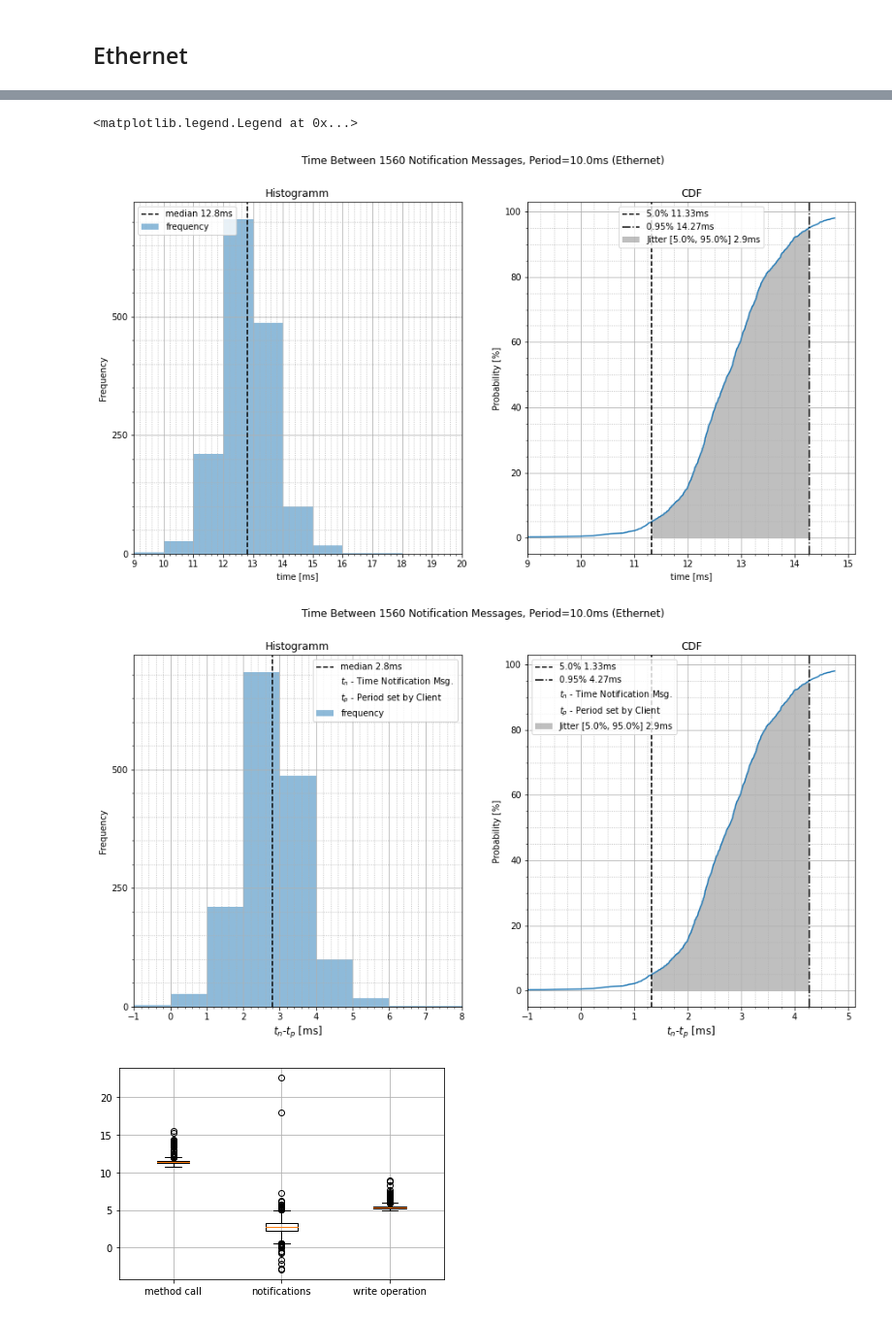
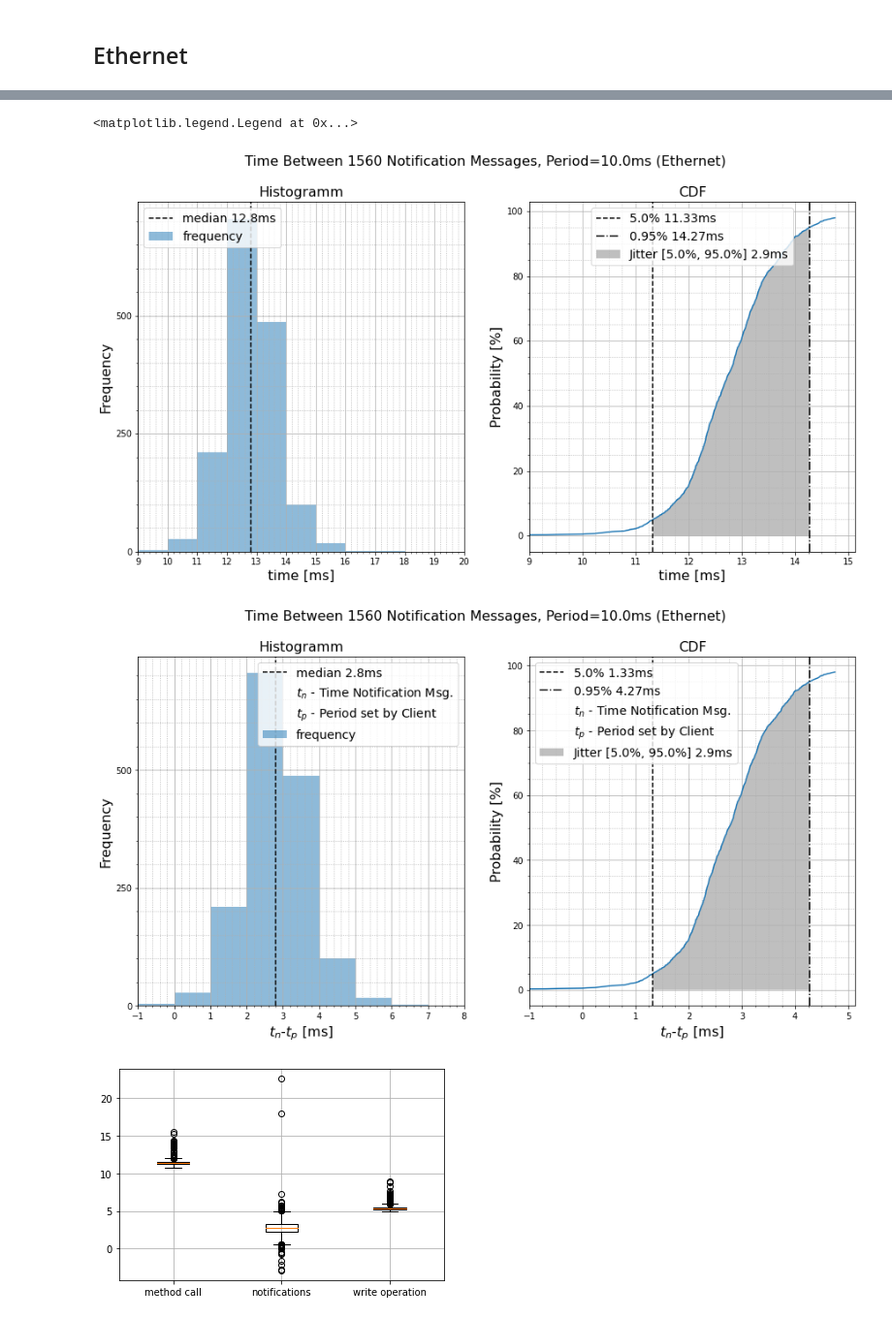
Before and after one commit to NelsonIg/OPC-UA, a Jupyter notebook: src/python/timing/analyse_measurements.ipynb, the cells around one changed output, grey strips where cells are left out. Shown at 97% size. Saved outputs shown, nothing was run; the diff lists cells and outputs as text; code cells hidden in the pictures.

Commit message:
increased fontsize for plots

```diff
--- a/src/python/timing/analyse_measurements.ipynb
+++ b/src/python/timing/analyse_measurements.ipynb
@@ -43,16 +42,16 @@ def hist_cdf_plot(data, suptitle, bins, end=0.98, jitter_start=0, jitter_end=0.9
 
     fig, ax = plt.subplots(1, 2, figsize=(15,7.5))
 
-    fig.suptitle(suptitle)
+    fig.suptitle(suptitle, fontsize=16)
 
     ax[0].hist(data, bins=bins, alpha=0.5, label='frequency') # histogram
     ax[0].axvline(x=median, color='k', linestyle='--', label=f'median {median}ms') # draw median
 #     ax[0].axvline(x=minimum, color='k', linestyle=':', label=f'min {minimum}ms') # draw Min
 #     ax[0].axvline(x=end_quant, color='k', linestyle='dashdot', label=f'quantile({end}) {end_quant}ms') # draw ninety_perc
-    ax[0].legend(loc='upper left')
-    ax[0].set_title('Histogramm')
-    ax[0].set_xlabel('time [ms]')
-    ax[0].set_ylabel('Frequency')
+    ax[0].legend(loc='upper left', fontsize=14)
+    ax[0].set_title('Histogramm', fontsize=16)
+    ax[0].set_xlabel('time [ms]', fontsize=16)
+    ax[0].set_ylabel('Frequency', fontsize=16)
     # set grid ticks
     ax[0].yaxis.set_major_locator(MultipleLocator(250))
     ax[0].xaxis.set_major_locator(MultipleLocator(5))
@@ -75,10 +74,10 @@ def hist_cdf_plot(data, suptitle, bins, end=0.98, jitter_start=0, jitter_end=0.9
     ax[1].axvline(x=jit_end_quant, color='k', linestyle='dashdot',
                   label=f'{jitter_end}% {jit_end_quant}ms') # draw ninety_perc
 
-    ax[1].legend(loc='upper center')
-    ax[1].set_title('CDF')
-    ax[1].set_xlabel('time [ms]')
-    ax[1].set_ylabel('Probability [%]')
+    ax[1].legend(loc='upper center', fontsize=14)
+    ax[1].set_title('CDF', fontsize=16)
+    ax[1].set_xlabel('time [ms]', fontsize=16)
+    ax[1].set_ylabel('Probability [%]', fontsize=16)
     # set grid ticks
     ax[1].yaxis.set_major_locator(MultipleLocator(20))
     ax[1].xaxis.set_major_locator(MultipleLocator(2))
@@ -146,36 +145,36 @@ plt.show()
 # %%
 df_sub = pd.read_csv('ethernet_subscription_duration_20_period_10_changeInt_10_queuesize_1.csv')
 notification_ms = df_sub['datachange_notifications']*10**(-6)# [ms]
 period = df_sub['period'][0]
 bins = np.arange(0, 30, 1)
 
 suptitle = f'Time Between {len(notification_ms)} Notification Messages, Period={period}ms (Ethernet)'
 fig, ax = hist_cdf_plot(notification_ms, suptitle, bins, end=0.98, jitter_start=0.05, jitter_end=0.95)
 ax[0].axis(xmin=9, xmax=20)
 ax[1].axis(xmin=9)
 ax[0].xaxis.set_major_locator(MultipleLocator(1))
 ax[1].xaxis.set_major_locator(MultipleLocator(1))
 
 bins = np.arange(-5, 30, 1)
 notification_ms = df_sub['datachange_notifications']*10**(-6)-df_sub['period']
 suptitle = f'Time Between {len(notification_ms)} Notification Messages, Period={period}ms (Ethernet)'
 fig2, ax2 = hist_cdf_plot(notification_ms, suptitle, bins, end=0.98, jitter_start=0.05, jitter_end=0.95)
 ax2[0].axis(xmin=-1, xmax=8)
 ax2[1].axis(xmin=-1)
 ax2[0].xaxis.set_major_locator(MultipleLocator(1))
 ax2[1].xaxis.set_major_locator(MultipleLocator(1))
-ax2[0].set_xlabel(r'$t_n$-$t_p$ [ms]', size='large')
-ax2[1].set_xlabel(r'$t_n$-$t_p$ [ms]', size='large')
+ax2[0].set_xlabel(r'$t_n$-$t_p$ [ms]', fontsize=16)
+ax2[1].set_xlabel(r'$t_n$-$t_p$ [ms]', fontsize=16)
 ax2[0].axhline(y=250, alpha=0, label=r'$t_n$ - Time Notification Msg.') # unvisible line for tn
 ax2[0].axhline(y=250, alpha=0, label=r'$t_p$ - Period set by Client') # unvisible line for tp
 ax2[1].axhline(y=20, alpha=0, label=r'$t_n$ - Time Notification Msg.') # unvisible line for tn
 ax2[1].axhline(y=20, alpha=0, label=r'$t_p$ - Period set by Client') # unvisible line for tp
-ax2[0].legend()
-ax2[1].legend()
+ax2[0].legend(fontsize=14)
+ax2[1].legend(fontsize=14)
 # %% [output]
 <matplotlib.legend.Legend at 0x...>
-[figure, old version]
+[figure, new version]
-[figure, old version]
+[figure, new version]
 # %%
 plt.boxplot([method_call_ms, notification_ms, write_val_ms], labels=['method call', 'notifications', 'write operation'])
 plt.grid()
```
Also changed, not shown: parts of 7 cells of this notebook.
